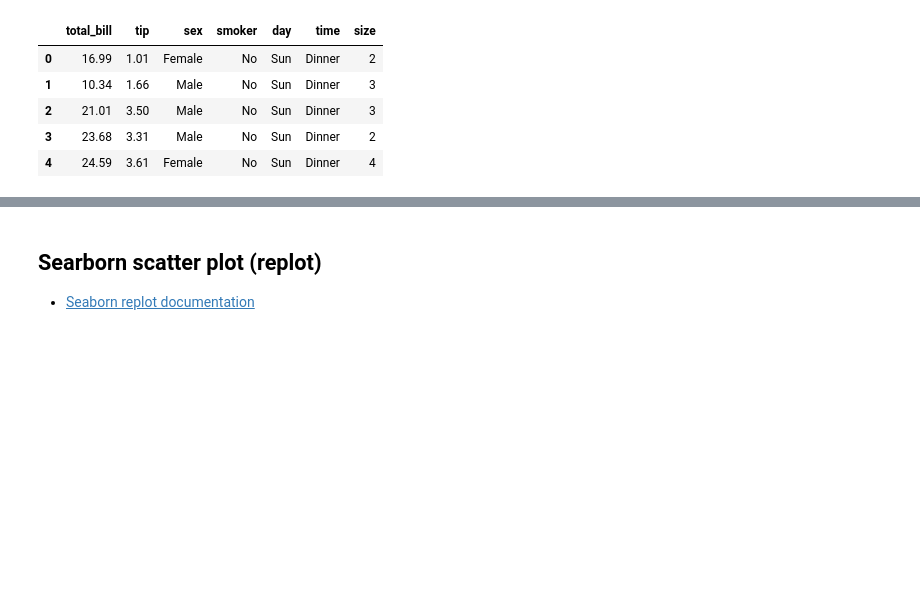
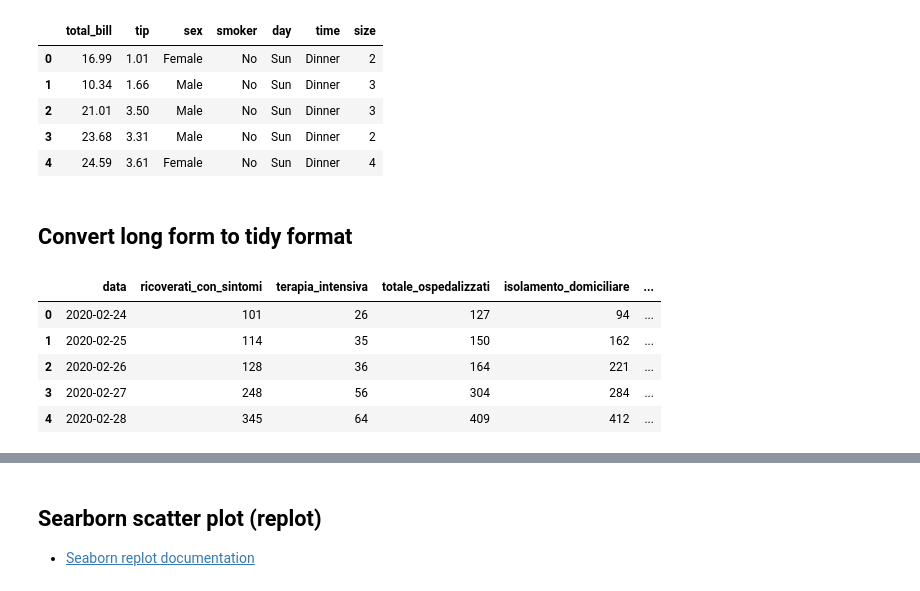
Before and after one commit to visiont3lab/tecnologie_data_science, a Jupyter notebook: book/docs/seaborn.ipynb, the cells around one changed output, grey strips where cells are left out. Saved outputs shown, nothing was run; the diff lists cells and outputs as text; code cells hidden in the pictures; blank space fills up the shorter version.

```diff
--- a/book/docs/seaborn.ipynb
+++ b/book/docs/seaborn.ipynb
@@ -53,3 +53,19 @@ display(tips.head())
 | 2 | 21.01 | 3.50 | Male | No | Sun | Dinner | 3 |
 | 3 | 23.68 | 3.31 | Male | No | Sun | Dinner | 2 |
 | 4 | 24.59 | 3.61 | Female | No | Sun | Dinner | 4 |
+# %% [markdown]
+## Convert long form to tidy format
+# %%
+# Dati andamento nazionale
+import pandas as pd
+df_naz = pd.read_csv("https://raw.githubusercontent.com/pcm-dpc/COVID-19/master/dati-andamento-nazionale/dpc-covid19-ita-andamento-nazionale.csv")
+df_naz["data"] = pd.to_datetime(df_naz["data"]).dt.date
+df_naz = df_naz.drop(columns=["stato", "note_it", "note_en"])
+df_naz.head()
+# %% [output]
+|  | data | ricoverati_con_sintomi | terapia_intensiva | totale_ospedalizzati | isolamento_domiciliare | ... |
+| 0 | 2020-02-24 | 101 | 26 | 127 | 94 | ... |
+| 1 | 2020-02-25 | 114 | 35 | 150 | 162 | ... |
+| 2 | 2020-02-26 | 128 | 36 | 164 | 221 | ... |
+| 3 | 2020-02-27 | 248 | 56 | 304 | 284 | ... |
+| 4 | 2020-02-28 | 345 | 64 | 409 | 412 | ... |
```
Also changed, not shown: parts of 4 cells of this notebook.
